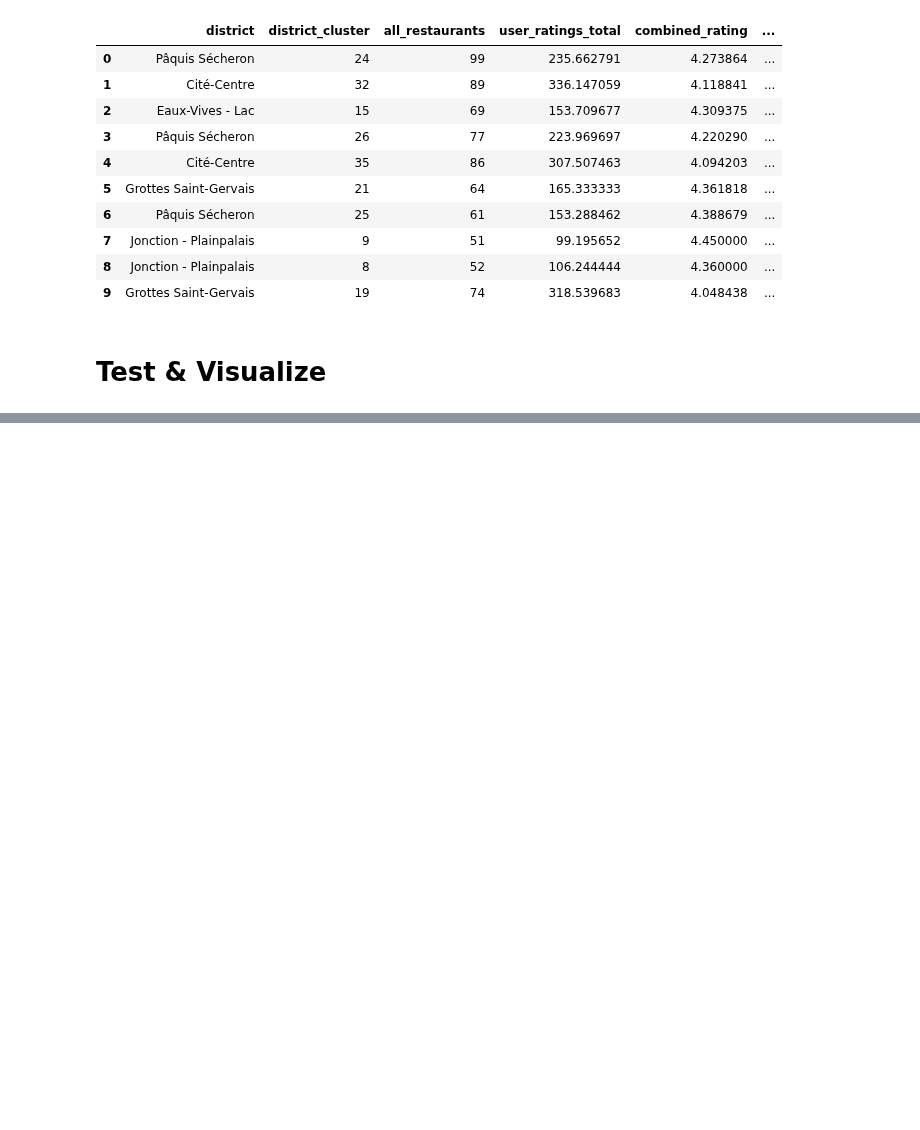
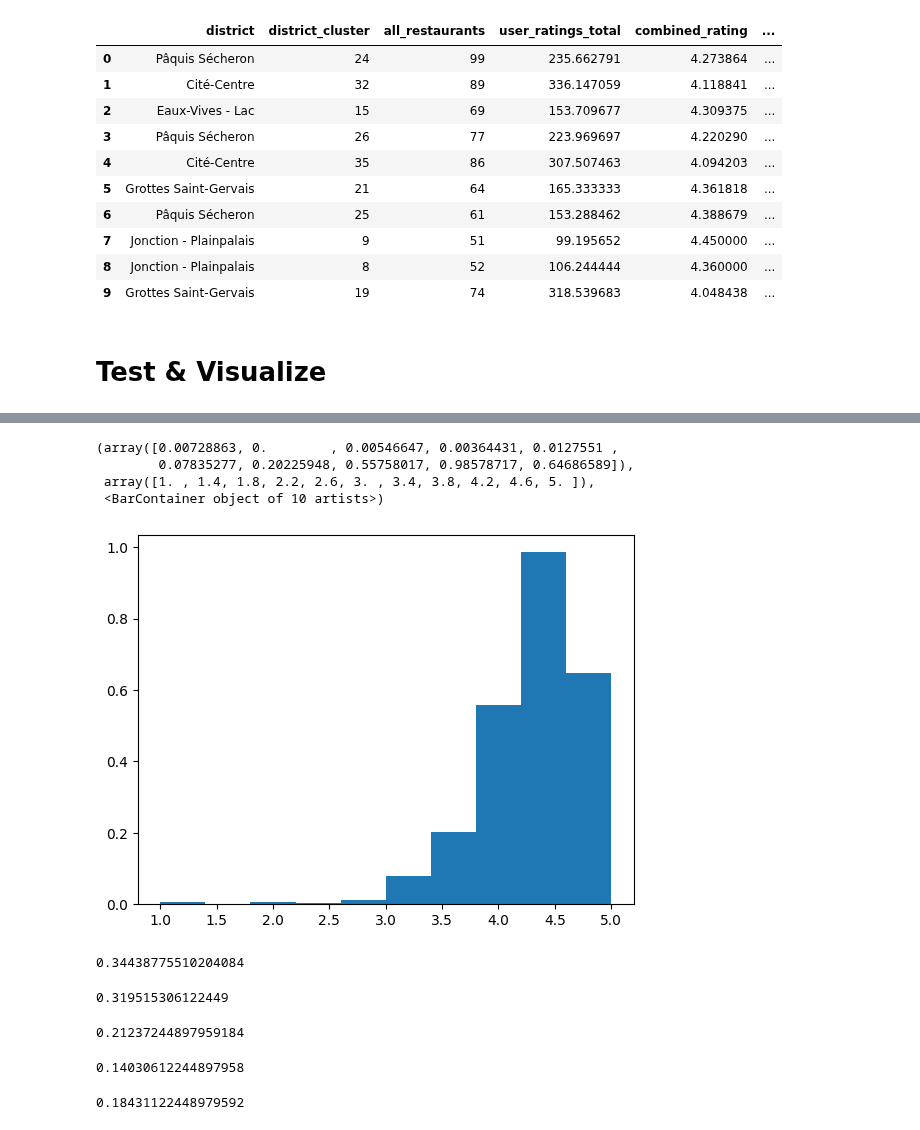
Before and after one commit to burakonurlu/best_restaurant_location, a Jupyter notebook: notebooks/burak_select_location_v1_05.ipynb, the cells around one changed output, grey strips where cells are left out. Cells and saved outputs as stored; diff of their text form; code cells hidden in the pictures; blank space fills up the shorter version.

```diff
--- a/notebooks/burak_select_location_v1_05.ipynb
+++ b/notebooks/burak_select_location_v1_05.ipynb
@@ -464,0 +469,13 @@ df_district[df_district['district']==rest_district][['district_zoom']][0]
+# %%
+data = data[['place_id',
+    'name',
+    'price_level_combined',
+    'user_ratings_total',
+    'combined_rating',
+    'geometry.location.lat', 'geometry.location.lng',
+    'combined_main_category',
+    'sub_category',
+    'district',
+    'district_cluster',
+    'combined_main_category_2']]
+data
@@ -464,0 +514,28 @@ df_district[df_district['district']==rest_district][['district_zoom']][0]
+# %%
+plt.hist(data["combined_rating"], density=True)
+# %% [output]
+(array([0.00728863, 0.        , 0.00546647, 0.00364431, 0.0127551 ,
+        0.07835277, 0.20225948, 0.55758017, 0.98578717, 0.64686589]),
+ array([1. , 1.4, 1.8, 2.2, 2.6, 3. , 3.4, 3.8, 4.2, 4.6, 5. ]),
+ <BarContainer object of 10 artists>)
+[figure, added]
+# %%
+data["combined_rating"][(data["combined_rating"]>4) & (data["combined_rating"]<4.5)].count() / len(data)
+# %% [output]
+0.34438775510204084
+# %%
+data["user_ratings_total"][(data["user_ratings_total"]<50)].count() / len(data)
+# %% [output]
+0.319515306122449
+# %%
+data["user_ratings_total"][(data["user_ratings_total"]>50) & (data["user_ratings_total"]<150)].count() / len(data)
+# %% [output]
+0.21237244897959184
+# %%
+data["user_ratings_total"][(data["user_ratings_total"]>150) & (data["user_ratings_total"]<250)].count() / len(data)
+# %% [output]
+0.14030612244897958
+# %%
+data["user_ratings_total"][(data["user_ratings_total"]>250)].count() / len(data)
+# %% [output]
+0.18431122448979592
```
Also changed, not shown: parts of 7 cells of this notebook, 13 other files.
